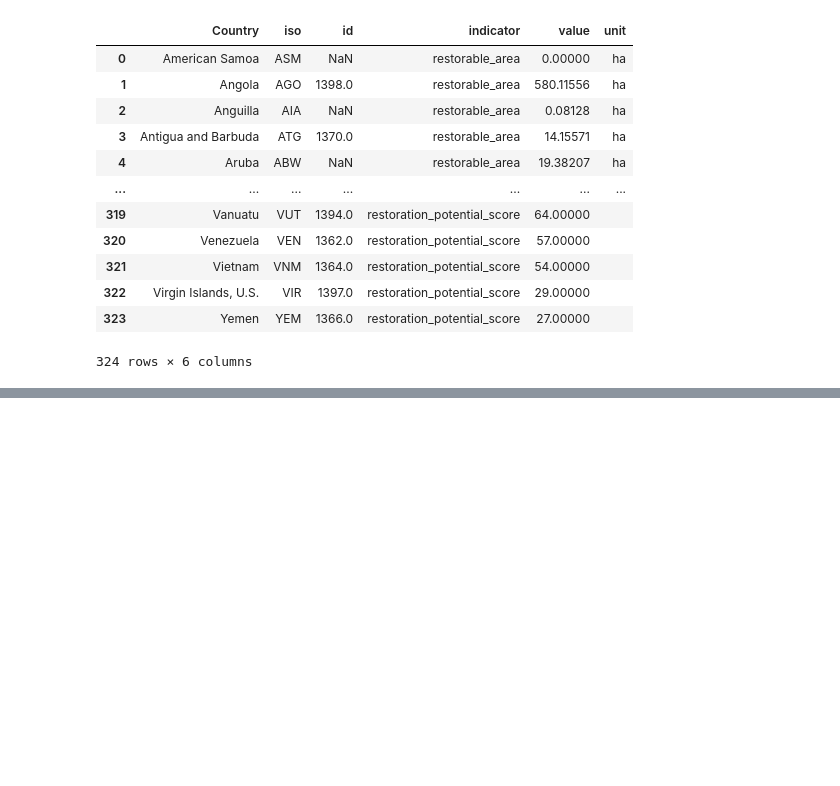
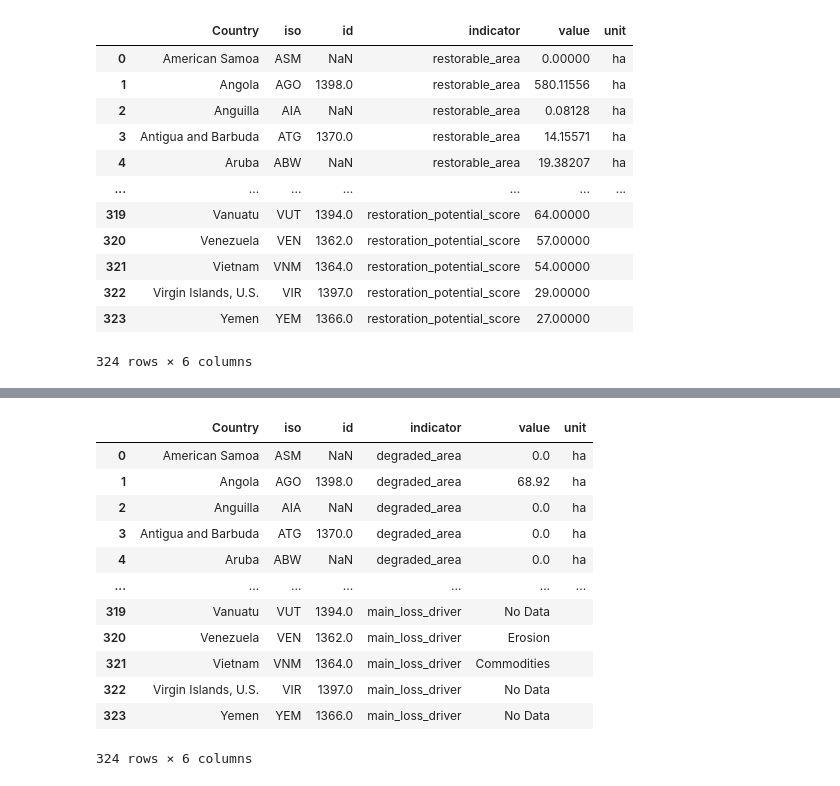
Before and after one commit to lhilarides/mangrove-atlas, a Jupyter notebook: data/notebooks/Lab/data_processing/restoration_and_degradation_widget.ipynb, the cells around one changed output, grey strips where cells are left out. Cells and saved outputs as stored; diff of their text form; code cells hidden in the pictures; blank space fills up the shorter version.

Commit message:
degradation table formatted

```diff
--- a/data/notebooks/Lab/data_processing/restoration_and_degradation_widget.ipynb
+++ b/data/notebooks/Lab/data_processing/restoration_and_degradation_widget.ipynb
@@ -238,0 +264,16 @@ table2.to_csv('../../../data/RestorationPotential.csv')
+# %%
+# Add isocodes to those countries
+d.GID_0[12] = 'BES'
+d.GID_0[30] = 'TLS' # East Timor is now called Timor-Leste and the iso is TLS
+d.GID_0[83] = 'STP'
+d = d.drop(columns='NAME_0').rename(columns={'GID_0':'iso'})
+
+# Add codes from locations
+d = pd.merge(d, locations, how='left', on='iso').drop(columns={'name'})
+# %%
+# Create degraded area indicator
+ind1 = d.copy()
+ind1['indicator'] = 'degraded_area'
+ind1 = pd.merge(ind1,layer0[['Country','Rest_Area_Dgrd']],on='Country', how='left').rename(columns={'Rest_Area_Dgrd':'value'})
+ind1['unit']='ha'
+ind1.head()
@@ -238,0 +287,7 @@ table2.to_csv('../../../data/RestorationPotential.csv')
+# %%
+# Create lost area indicator
+ind2 = d.copy()
+ind2['indicator'] = 'lost_area'
+ind2 = pd.merge(ind2,layer0[['Country','Rest_Area_Loss']],on='Country', how='left').rename(columns={'Rest_Area_Loss':'value'})
+ind2['unit']='ha'
+ind2.head()
@@ -238,0 +301,7 @@ table2.to_csv('../../../data/RestorationPotential.csv')
+# %%
+# Create main loss driver indicator
+ind3 = d.copy()
+ind3['indicator'] = 'main_loss_driver'
+ind3 = pd.merge(ind3,layer0[['Country','Loss_Driver']],on='Country', how='left').rename(columns={'Loss_Driver':'value'})
+ind3['unit']=''
+ind3.head()
@@ -238,0 +315,18 @@ table2.to_csv('../../../data/RestorationPotential.csv')
+# %%
+# Merge all indicators in same table
+degradation = pd.concat([ind1, ind2, ind3], ignore_index=True)
+degradation
+# %% [output]
+|  | Country | iso | id | indicator | value | unit |
+| 0 | American Samoa | ASM | NaN | degraded_area | 0.0 | ha |
+| 1 | Angola | AGO | 1398.0 | degraded_area | 68.92 | ha |
+| 2 | Anguilla | AIA | NaN | degraded_area | 0.0 | ha |
+| 3 | Antigua and Barbuda | ATG | 1370.0 | degraded_area | 0.0 | ha |
+| 4 | Aruba | ABW | NaN | degraded_area | 0.0 | ha |
+| ... | ... | ... | ... | ... | ... | ... |
+| 319 | Vanuatu | VUT | 1394.0 | main_loss_driver | No Data |  |
+| 320 | Venezuela | VEN | 1362.0 | main_loss_driver | Erosion |  |
+| 321 | Vietnam | VNM | 1364.0 | main_loss_driver | Commodities |  |
+| 322 | Virgin Islands, U.S. | VIR | 1397.0 | main_loss_driver | No Data |  |
+| 323 | Yemen | YEM | 1366.0 | main_loss_driver | No Data |  |
+324 rows × 6 columns
```
Also changed, not shown: parts of 34 cells of this notebook.
